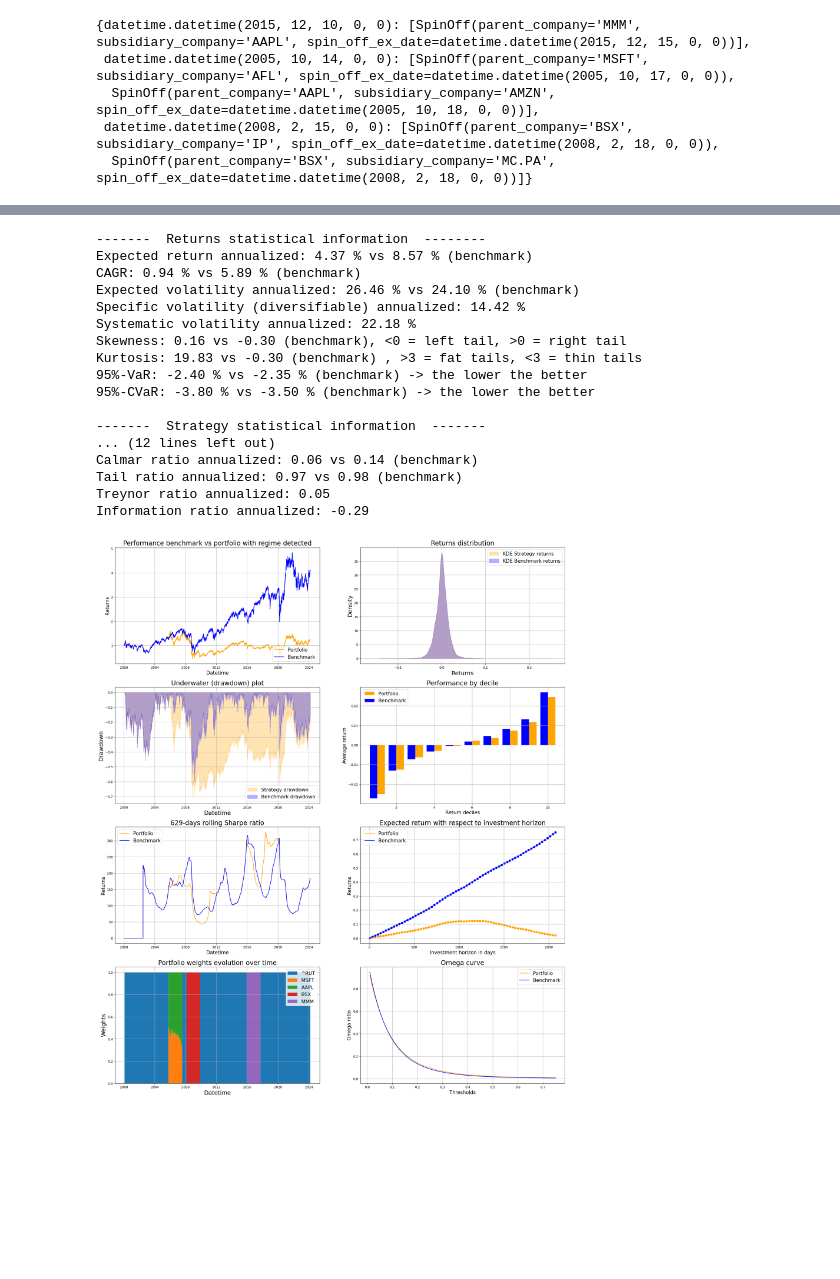
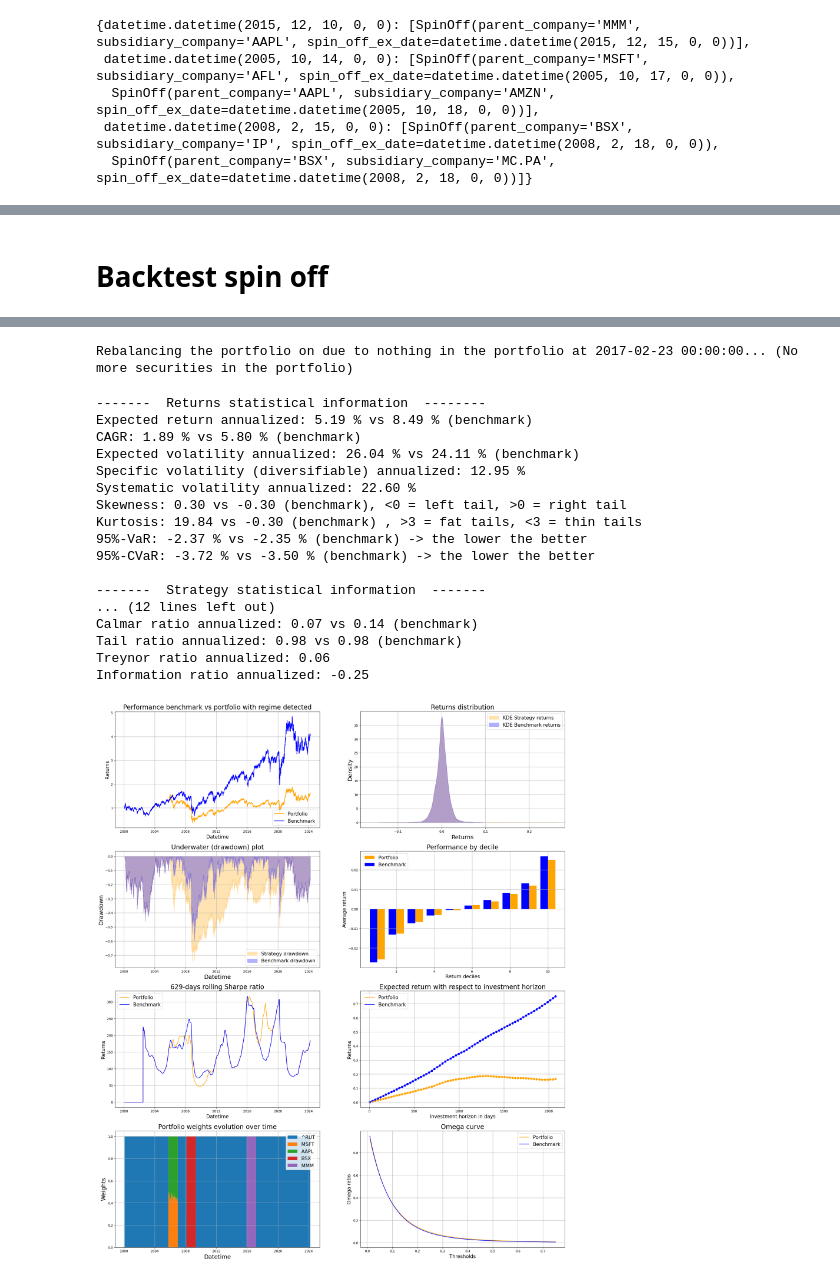
Before and after one commit to BaptisteZloch/Stock-Performance-Spin-off-Subsidiaries-Parents-ETF, a Jupyter notebook: src/Backtest_fake_data.ipynb, the cells around one changed output, grey strips where cells are left out. Cells and saved outputs as stored; diff of their text form; code cells hidden in the pictures; blank space fills up the shorter version.

Commit message:
Hold parent before spin off and analyze behavior

```diff
--- a/src/Backtest_fake_data.ipynb
+++ b/src/Backtest_fake_data.ipynb
@@ -41,8 +42,8 @@ from utility.types import SpinOff
 spin_off_announcement: Dict[datetime, List[SpinOff]] = {
     datetime(2015, 12, 10): [
         SpinOff(
-            parent_company="MMM",
-            subsidiary_company="AAPL",
+            parent_company="AMZN",
+            subsidiary_company="MMM",
             spin_off_ex_date=datetime(2015, 12, 15),
         )
     ],
@@ -82,7 +110,6 @@ spin_off_announcement
+# %% [markdown]
+# Backtest spin off
 # %%
-from utility.types import AllocationMethodsEnum
-
-
 bk_test = Backtester(
     universe_returns=univ.get_universe_returns(),
     benchmark_returns=bench.get_benchmark_returns(),
@@ -90,9 +117,9 @@ bk_test = Backtester(
 
 ptf_and_bench, ptf_weights_df, ptf_metrics_df = bk_test.run_backtest(
     AllocationMethodsEnum.EQUALLY_WEIGHTED,
-    spin_off_events_annoucement=spin_off_announcement,
+    spin_off_events_announcement=spin_off_announcement,
     backtest_type="parents",
-    holding_period_in_months=22,
-    transaction_cost=0.001,
+    holding_period_in_months=15,
+    transaction_cost=0.001,  # 10 BP
 )
 # %% [output]
@@ -107,18 +135,19 @@ Rebalancing the portfolio on due to nothing in the portfolio at 2017-09-21 00:00
--------  Returns statistical information  --------
-Expected return annualized: 4.37 % vs 8.57 % (benchmark)
-CAGR: 0.94 % vs 5.89 % (benchmark)
-Expected volatility annualized: 26.46 % vs 24.10 % (benchmark)
-Specific volatility (diversifiable) annualized: 14.42 %
-Systematic volatility annualized: 22.18 %
-Skewness: 0.16 vs -0.30 (benchmark), <0 = left tail, >0 = right tail
-Kurtosis: 19.83 vs -0.30 (benchmark) , >3 = fat tails, <3 = thin tails
-95%-VaR: -2.40 % vs -2.35 % (benchmark) -> the lower the better
-95%-CVaR: -3.80 % vs -3.50 % (benchmark) -> the lower the better
-
--------  Strategy statistical information  -------
-... (12 lines left out)
-Calmar ratio annualized: 0.06 vs 0.14 (benchmark)
-Tail ratio annualized: 0.97 vs 0.98 (benchmark)
-Treynor ratio annualized: 0.05
-Information ratio annualized: -0.29
+Rebalancing the portfolio on due to nothing in the portfolio at 2017-02-23 00:00:00... (No more securities in the portfolio)
+-------  Returns statistical information  --------
+Expected return annualized: 5.19 % vs 8.49 % (benchmark)
+CAGR: 1.89 % vs 5.80 % (benchmark)
+Expected volatility annualized: 26.04 % vs 24.11 % (benchmark)
+Specific volatility (diversifiable) annualized: 12.95 %
+Systematic volatility annualized: 22.60 %
+Skewness: 0.30 vs -0.30 (benchmark), <0 = left tail, >0 = right tail
+Kurtosis: 19.84 vs -0.30 (benchmark) , >3 = fat tails, <3 = thin tails
+95%-VaR: -2.37 % vs -2.35 % (benchmark) -> the lower the better
+95%-CVaR: -3.72 % vs -3.50 % (benchmark) -> the lower the better
+
+-------  Strategy statistical information  -------
+... (12 lines left out)
+Calmar ratio annualized: 0.07 vs 0.14 (benchmark)
+Tail ratio annualized: 0.98 vs 0.98 (benchmark)
+Treynor ratio annualized: 0.06
+Information ratio annualized: -0.25
-[figure, old version]
+[figure, new version]
```
Also changed, not shown: parts of 6 cells of this notebook, 3 other files.
